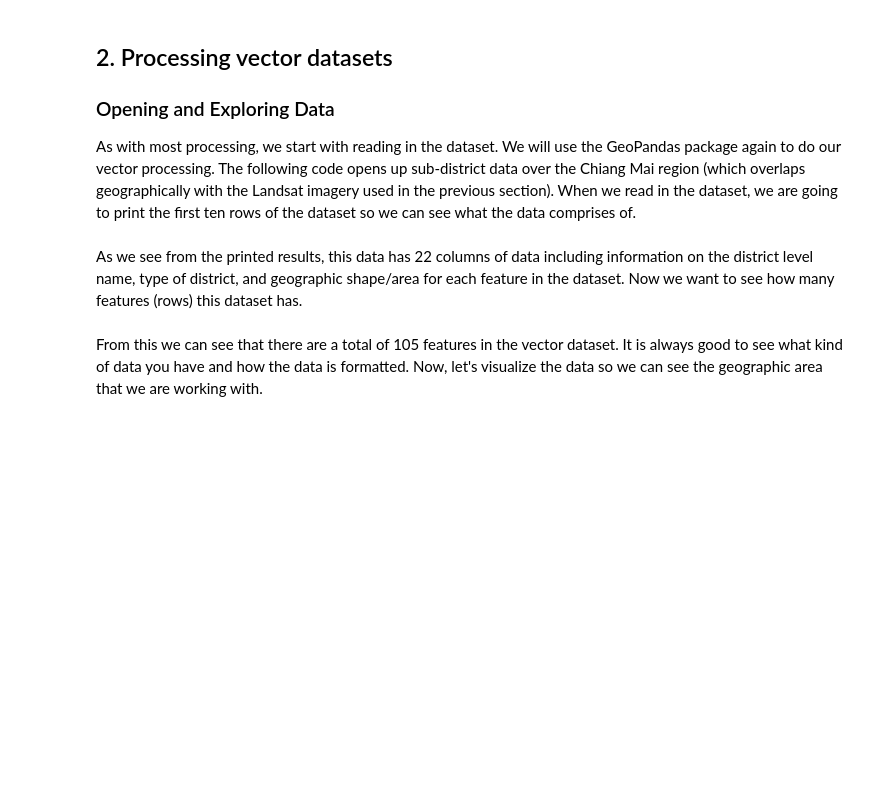
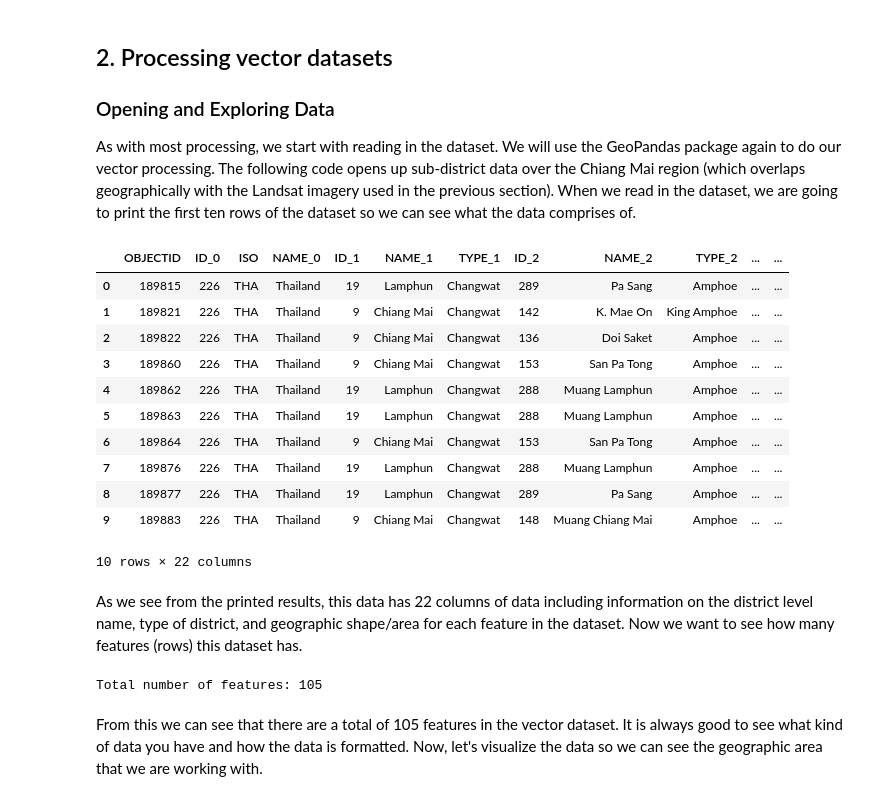
Before and after one commit to KMarkert/sari-python-training, a Jupyter notebook: notebooks/SARI_Python_Application.ipynb, the cells around one changed output. Saved outputs shown, nothing was run; the diff lists cells and outputs as text; code cells hidden in the pictures; blank space fills up the shorter version.

```diff
--- a/notebooks/SARI_Python_Application.ipynb
+++ b/notebooks/SARI_Python_Application.ipynb
@@ -261,12 +287,27 @@ The raster data is now all processed. We are now going to use vector data to ana
 
 As with most processing, we start with reading in the dataset. We will use the GeoPandas package again to do our vector processing. The following code opens up sub-district data over the Chiang Mai region (which overlaps geographically with the Landsat imagery used in the previous section). When we read in the dataset, we are going to print the first ten rows of the dataset so we can see what the data comprises of.
 # %%
-chiangmai = gpd.read_file('chiangmai_subdistrict.shp') # open the vector dataset
+chiangmai = gpd.read_file('../data/chiangmai_subdistrict.shp') # open the vector dataset
 chiangmai.head(10) # print the first 10 features
+# %% [output]
+|  | OBJECTID | ID_0 | ISO | NAME_0 | ID_1 | NAME_1 | TYPE_1 | ID_2 | NAME_2 | TYPE_2 | ... | ... |
+| 0 | 189815 | 226 | THA | Thailand | 19 | Lamphun | Changwat | 289 | Pa Sang | Amphoe | ... | ... |
+| 1 | 189821 | 226 | THA | Thailand | 9 | Chiang Mai | Changwat | 142 | K. Mae On | King Amphoe | ... | ... |
+| 2 | 189822 | 226 | THA | Thailand | 9 | Chiang Mai | Changwat | 136 | Doi Saket | Amphoe | ... | ... |
+| 3 | 189860 | 226 | THA | Thailand | 9 | Chiang Mai | Changwat | 153 | San Pa Tong | Amphoe | ... | ... |
+| 4 | 189862 | 226 | THA | Thailand | 19 | Lamphun | Changwat | 288 | Muang Lamphun | Amphoe | ... | ... |
+| 5 | 189863 | 226 | THA | Thailand | 19 | Lamphun | Changwat | 288 | Muang Lamphun | Amphoe | ... | ... |
+| 6 | 189864 | 226 | THA | Thailand | 9 | Chiang Mai | Changwat | 153 | San Pa Tong | Amphoe | ... | ... |
+| 7 | 189876 | 226 | THA | Thailand | 19 | Lamphun | Changwat | 288 | Muang Lamphun | Amphoe | ... | ... |
+| 8 | 189877 | 226 | THA | Thailand | 19 | Lamphun | Changwat | 289 | Pa Sang | Amphoe | ... | ... |
+| 9 | 189883 | 226 | THA | Thailand | 9 | Chiang Mai | Changwat | 148 | Muang Chiang Mai | Amphoe | ... | ... |
+10 rows × 22 columns
 # %% [markdown]
 As we see from the printed results, this data has 22 columns of data including information on the district level name, type of district, and geographic shape/area for each feature in the dataset. Now we want to see how many features (rows) this dataset has.
 # %%
 print("Total number of features:",chiangmai.index.size) # print total number or features
+# %% [output]
+Total number of features: 105
 # %% [markdown]
 From this we can see that there are a total of 105 features in the vector dataset. It is always good to see what kind of data you have and how the data is formatted. Now, let's visualize the data so we can see the geographic area that we are working with.
 # %%
```
Also changed, not shown: parts of 21 cells of this notebook.
